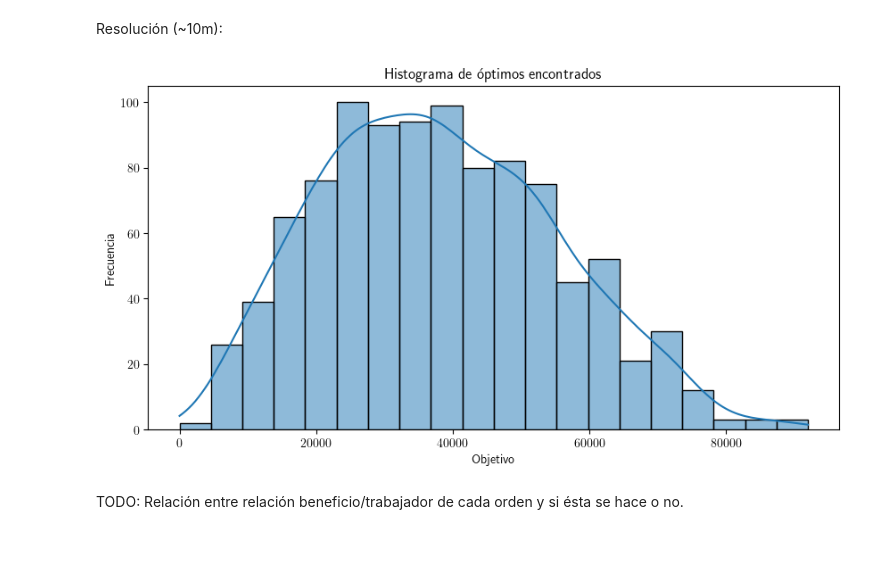
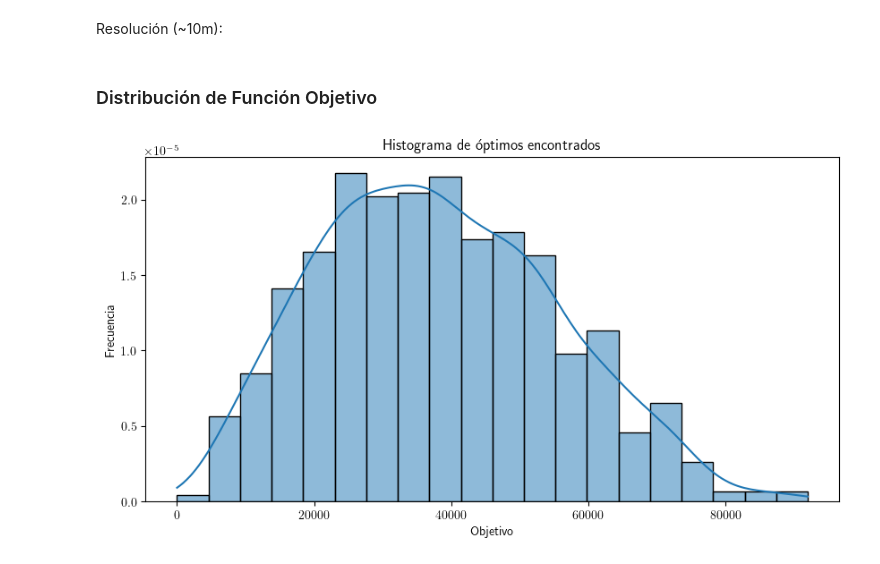
Before and after one commit to sponja23/invop-tp, a Jupyter notebook: experimentos/objetivo.ipynb, the cells around one changed output. Drawn from its saved outputs; the diff is of its cells as text; code cells hidden in the pictures.

```diff
--- a/experimentos/objetivo.ipynb
+++ b/experimentos/objetivo.ipynb
@@ -72,5 +73,9 @@ for instancia in tqdm(instancias):
 with open("datos/exp1/solucion.pkl", "wb") as f:
     pickle.dump(soluciones, f)
 # %%
+from typing import List
+from src.solucion import SolucionAnotada
+
+
 with open("datos/exp1/solucion.pkl", "rb") as f:
-    soluciones = pickle.load(f)
+    soluciones: List[SolucionAnotada] = pickle.load(f)
@@ -79,17 +82,18 @@ objetivos = [sol[0] for sol in soluciones]
+# %% [markdown]
+### Distribución de Función Objetivo
 # %%
 fig, ax = plt.subplots(1, 1, figsize=(10, 5))
 
-sns.histplot(objetivos, bins=20, ax=ax, kde=True)
+optimos = [obj for (obj, _) in soluciones]
+sns.histplot(optimos, bins=20, ax=ax, kde=True, stat="density")
 
 ax.set_title("Histograma de óptimos encontrados")
 ax.set_xlabel("Objetivo")
 ax.set_ylabel("Frecuencia")
 
 # Save
-plt.savefig("graficos/exp1/histograma_objetivos.pdf")
+plt.savefig("graficos/exp1/distribucion_objetivo.pdf")
 
 plt.show()
 # %% [output]
-[figure, old version]
+[figure, new version]
-# %% [markdown]
-TODO: Relación entre relación beneficio/trabajador de cada orden y si ésta se hace o no.
```
Also changed, not shown: parts of 8 cells of this notebook, 5 other files.
